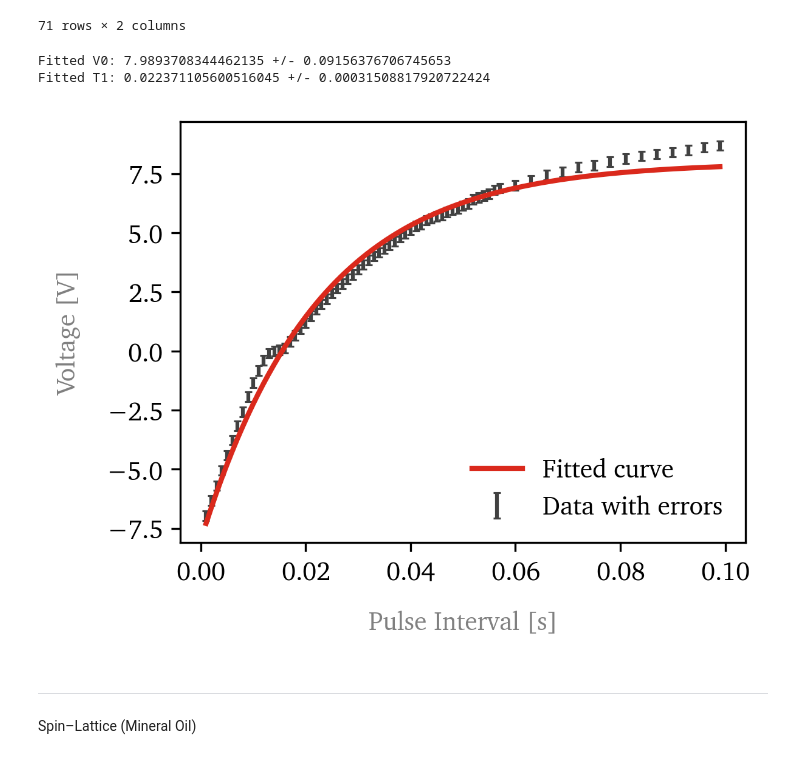
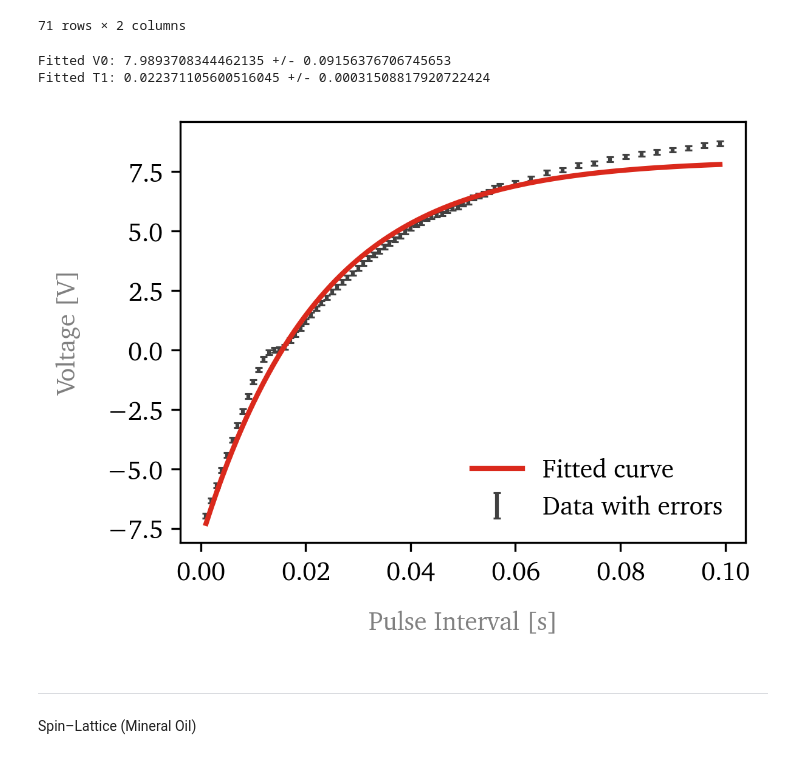
Before and after one commit to headunderheels/PHYS-461, a Jupyter notebook: 5-nmr/NMR.ipynb, the cells around one changed output. Cells and saved outputs as stored; diff of their text form; code cells hidden in the pictures.

```diff
--- a/5-nmr/NMR.ipynb
+++ b/5-nmr/NMR.ipynb
@@ -77,7 +77,7 @@ def decay_model(t, V0, T1):
 
 tdata = df['t']
 Vdata = df['V'].apply(lambda V: V.nominal_value)
-Vsigma = df['V'].apply(lambda V: max(V.std_dev, 0.2))
+Vsigma = df['V'].apply(lambda V: max(V.std_dev, 0.1))
 
 # Use curve_fit with sigma to account for errors
 initial_guesses = [10, 0.01]
@@ -88,34 +88,34 @@ popt, pcov = curve_fit(decay_model,
                                p0=initial_guesses,
                                absolute_sigma=False
                                )
 
 # Extract fitted parameters and their uncertainties
 V0_fitted, T1_fitted = popt
 V0_error, T1_error = np.sqrt(np.diag(pcov))
 
 print("Fitted V0:", V0_fitted, "+/-", V0_error)
 print("Fitted T1:", T1_fitted, "+/-", T1_error)
 
 # Plot data with error bars and fitted curve
 t_fit = np.linspace(min(tdata), max(tdata), 100)
 V_fit = decay_model(t_fit, V0_fitted, T1_fitted)
 
 # Plot data with error bars and fitted curve
 plt.figure(figsize=(4, 3))
 plt.errorbar(tdata, Vdata, yerr=Vsigma, label='Data with errors', ecolor='#414141', fmt='none', capsize=1.5, capthick=0.75, linewidth=1.5)
 plt.plot(t_fit, V_fit, color='#da291c', zorder=10, label='Fitted curve', linewidth=2)
 
 # Set labels with gray color
 plt.xlabel('Pulse Interval [s]', color='gray', labelpad=10)
 plt.ylabel('Voltage [V]', color='gray', labelpad=10)
 
 plt.legend(facecolor='none', edgecolor='none', frameon=True, fancybox=False, loc='lower right')
 plt.savefig('./overleaf/images/sl-glycerin.png', dpi=300, bbox_inches='tight')
 plt.show()
 # %% [output]
 Fitted V0: 7.9893708344462135 +/- 0.09156376706745653
 Fitted T1: 0.022371105600516045 +/- 0.00031508817920722424
-[figure, old version]
+[figure, new version]
 # %% [markdown]
 ---
 Spin–Lattice (Mineral Oil)
```
Also changed, not shown: parts of 3 cells of this notebook, 4 other files.
